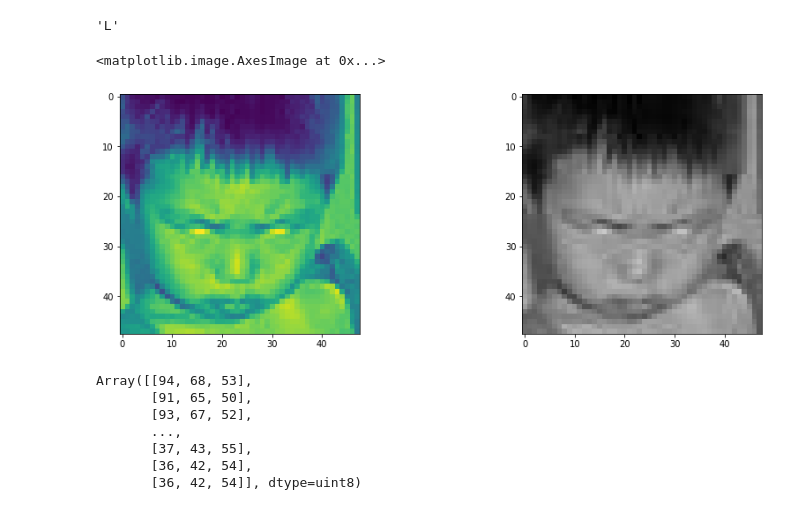
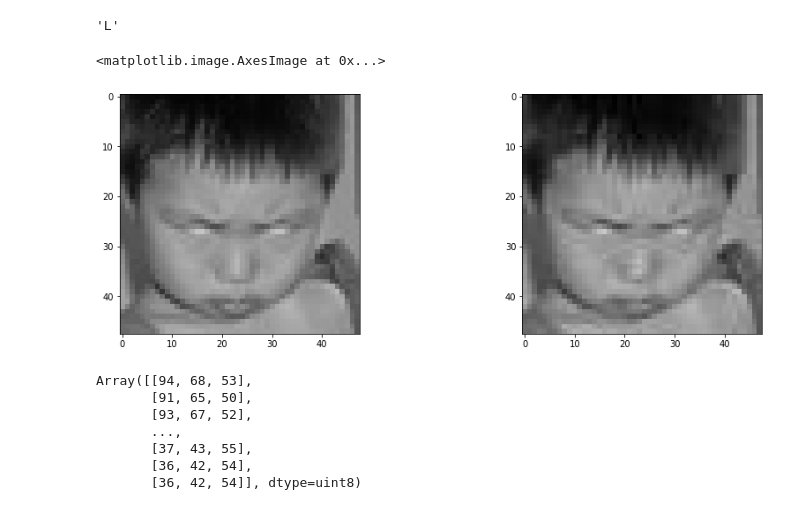
Before and after one commit to kode-git/vfer, a Jupyter notebook: ViT_Face_Emotion_Recognition.ipynb, the cells around one changed output. Saved outputs shown, nothing was run; the diff lists cells and outputs as text; code cells hidden in the pictures.

```diff
--- a/ViT_Face_Emotion_Recognition.ipynb
+++ b/ViT_Face_Emotion_Recognition.ipynb
@@ -985,28 +983,28 @@ image.mode # L is gray-scale
 # %%
 # test image in L mode
 test = '/content/drive/MyDrive/Datasets/FER-2013/train/anger/Training_10118481.jpg'
 pic = imageio.imread(test)
 image = Image.open(test)
 
 # convert to RGB
 image = image.convert('RGB')
-
+im_rgb = cv2.cvtColor(pic, cv2.COLOR_BGR2RGB)
 # temporal saving
 tmp = '/content/test.jpg'
 image.save(tmp)
 pic2 = imageio.imread(tmp)
 
 # remove temporal image
 os.remove(tmp)
 
 # plot the result and compare with L and RGB version
 fig, ax = plt.subplots(nrows = 1, ncols=2, figsize=(15,5))
 ax1, ax2 = ax
-ax1.imshow(pic[ :, :])
+ax1.imshow(im_rgb[ :, :])
 ax2.imshow(pic2[:,:,:])
 # %% [output]
 <matplotlib.image.AxesImage at 0x...>
-[figure, old version]
+[figure, new version]
 # %%
 pic3 = imageio.imread("/content/drive/MyDrive/Datasets/AffectNet/train_class/anger/Copia di image0000006.jpg")
 pic3[0] # Array of pixel values for a colored image
```
Also changed, not shown: parts of 8 cells of this notebook.
